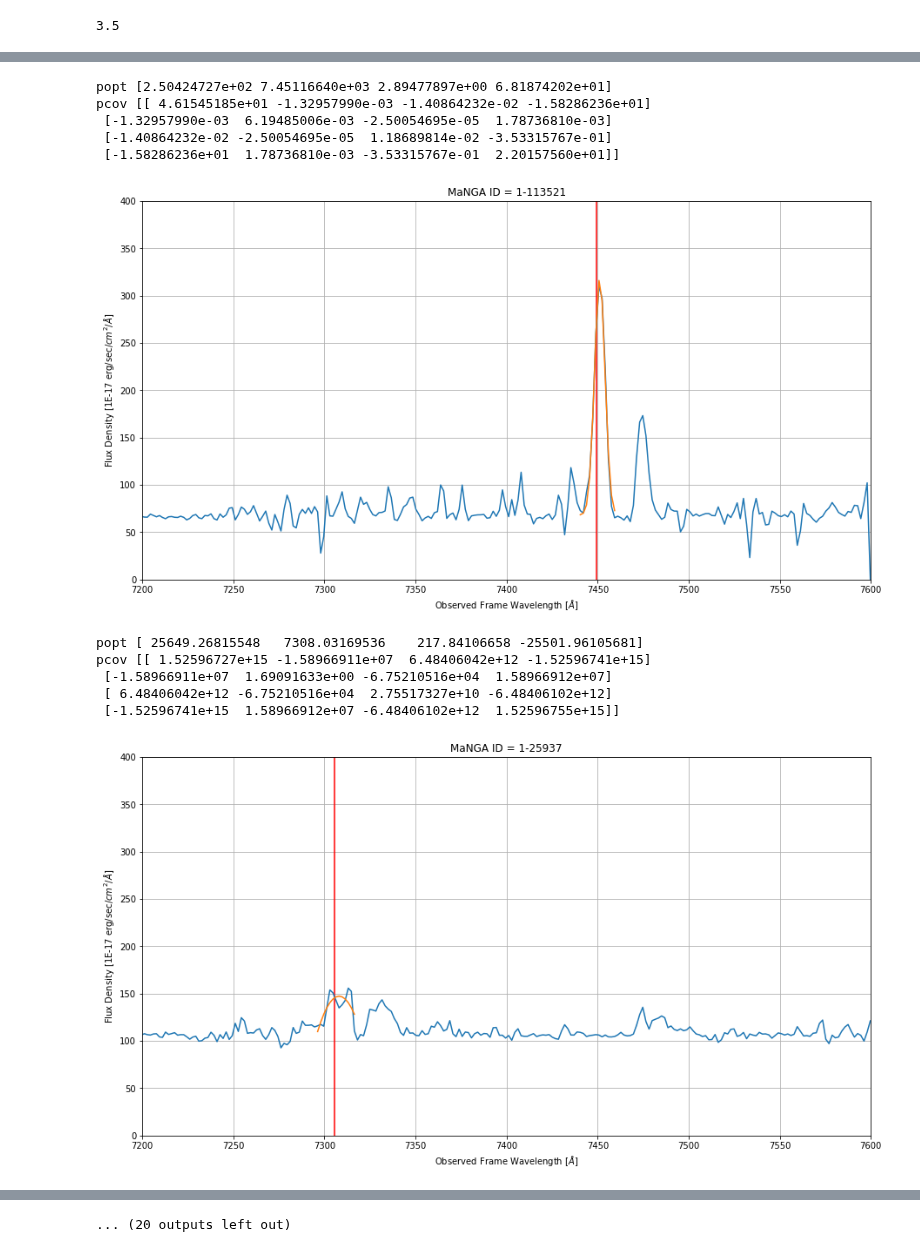
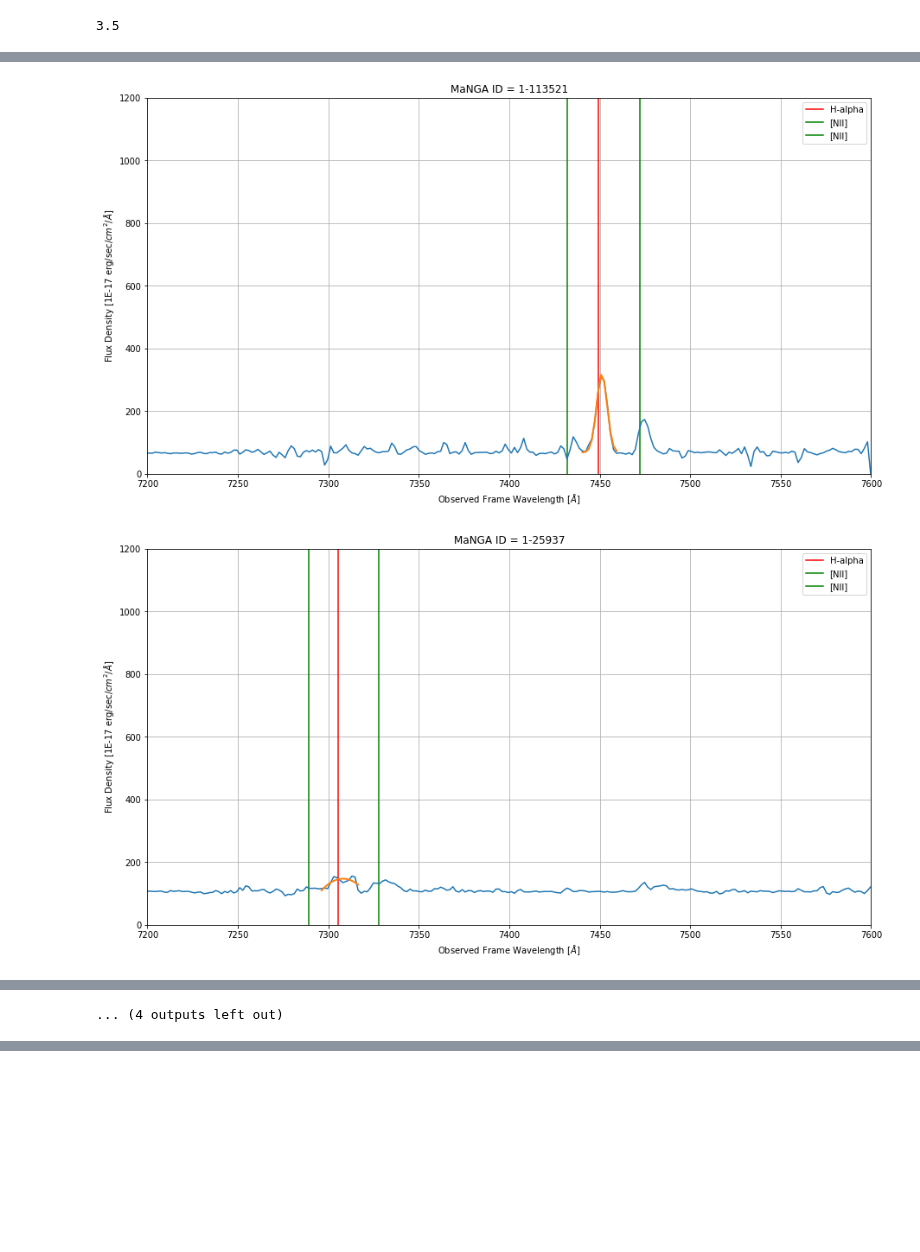
Before and after one commit to Natacha-U/Snr-Prj, a Jupyter notebook: Notebooks/H-Alpha/H-Alpha_Gaussian_Generator.ipynb, the cells around one changed output, grey strips where cells are left out. Drawn from its saved outputs; the diff is of its cells as text; code cells hidden in the pictures; blank space fills up the shorter version.

```diff
--- a/Notebooks/H-Alpha/H-Alpha_Gaussian_Generator.ipynb
+++ b/Notebooks/H-Alpha/H-Alpha_Gaussian_Generator.ipynb
@@ -198,37 +169,40 @@ for plateifu in ha_list2:
 
 # #     print(sumflux)
 
     amp = max(sumflux_slice)
     mean = peak
     sigma = 5
 #     sigma = np.std(sumflux_slice)
     base = min(sumflux_slice)
 
 #     print('amp', amp)
 #     print('sigma', sigma)
 #     print('base', base)
 
     popt, pcov = curve_fit(gaussian, wave_slice, sumflux_slice, p0 = [amp, mean, sigma, base])
-    print('popt', popt)
-    print('pcov', pcov)
+#     print('popt', popt)
+#     print('pcov', pcov)
 
     plt.figure(figsize = (15,8))
     plt.grid()
-    plt.axvline(6563*(1+plateifu[1]), color = 'red')
-#     plt.axvline(6548*(1+plateifu[1]), color = 'green')
-#     plt.axvline(6583*(1+plateifu[1]), color = 'green')
+    plt.axvline(6563*(1+plateifu[1]), color = 'red', label = 'H-alpha')
+    plt.axvline(6548*(1+plateifu[1]), color = 'green', label = '[NII]')
+    plt.axvline(6583*(1+plateifu[1]), color = 'green', label = '[NII]')
+    plt.legend()
 #     plt.axvline(wave[lb], color = 'deeppink')
 #     plt.axvline(wave[ub], color = 'deeppink')
 #     plt.xlim(6300,6700)
     plt.xlim(7200, 7600)
 #     plt.xlim(wave[lb]-10, wave[ub]+10)
-    plt.ylim(0,400)
+    plt.ylim(0,1200)
     plt.xlabel('Observed Frame Wavelength ' + r'[$\AA$]')
     plt.ylabel('Flux Density [1E-17 erg/sec/'+r'$cm^2$/'+r'$\AA$]')
     plt.title(f'MaNGA ID = {mangaid}')
 
     plt.plot(wave, sumflux)
-    plt.plot(wave_slice, gaussian(wave_slice, *popt))
+    plt.plot(wave_slice, gaussian(wave_slice, *popt), linewidth = 2)
 
     plt.show()
 # %% [output]
+[figure, new version]
+[figure, new version]
@@ -235,12 +219 @@ for plateifu in ha_list2:
-popt [2.50424727e+02 7.45116640e+03 2.89477897e+00 6.81874202e+01]
-pcov [[ 4.61545185e+01 -1.32957990e-03 -1.40864232e-02 -1.58286236e+01]
- [-1.32957990e-03  6.19485006e-03 -2.50054695e-05  1.78736810e-03]
- [-1.40864232e-02 -2.50054695e-05  1.18689814e-02 -3.53315767e-01]
- [-1.58286236e+01  1.78736810e-03 -3.53315767e-01  2.20157560e+01]]
+... (4 outputs left out)
-[figure, old version]
-popt [ 25649.26815548   7308.03169536    217.84106658 -25501.96105681]
-pcov [[ 1.52596727e+15 -1.58966911e+07  6.48406042e+12 -1.52596741e+15]
- [-1.58966911e+07  1.69091633e+00 -6.75210516e+04  1.58966912e+07]
- [ 6.48406042e+12 -6.75210516e+04  2.75517327e+10 -6.48406102e+12]
- [-1.52596741e+15  1.58966912e+07 -6.48406102e+12  1.52596755e+15]]
-[figure, old version]
@@ -271 +219,0 @@ pcov [[ 1.67112459e+01  2.00402760e-02  8.15311225e-01 -1.02789317e+01]
-... (20 outputs left out)
```
Also changed, not shown: parts of 3 cells of this notebook.
